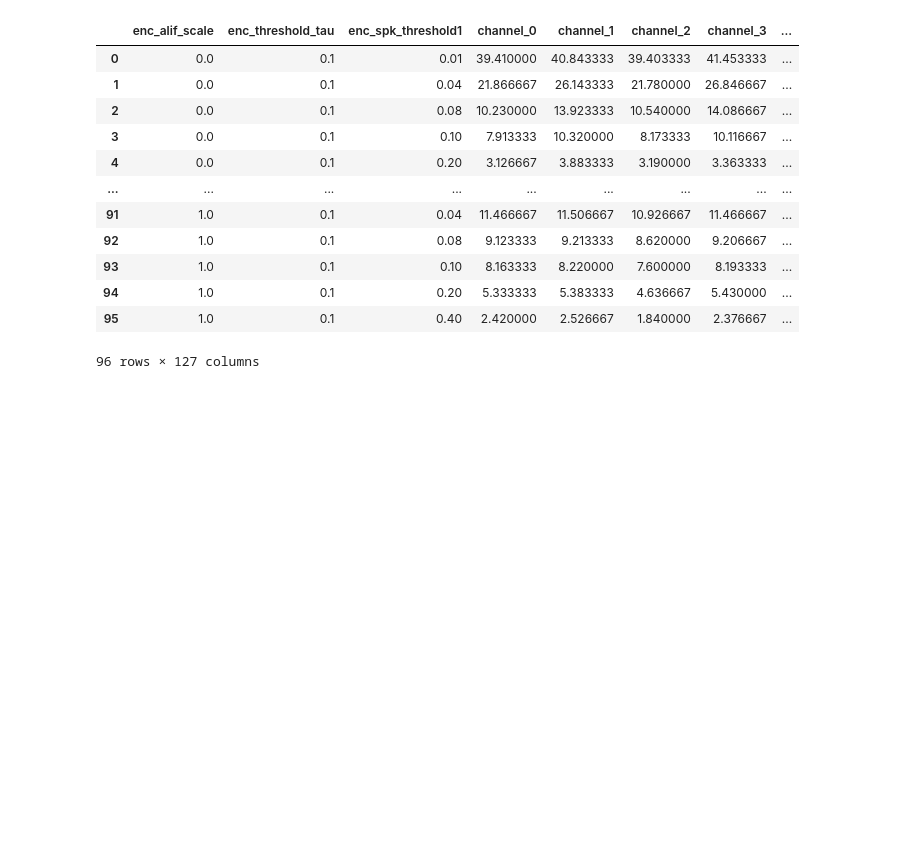
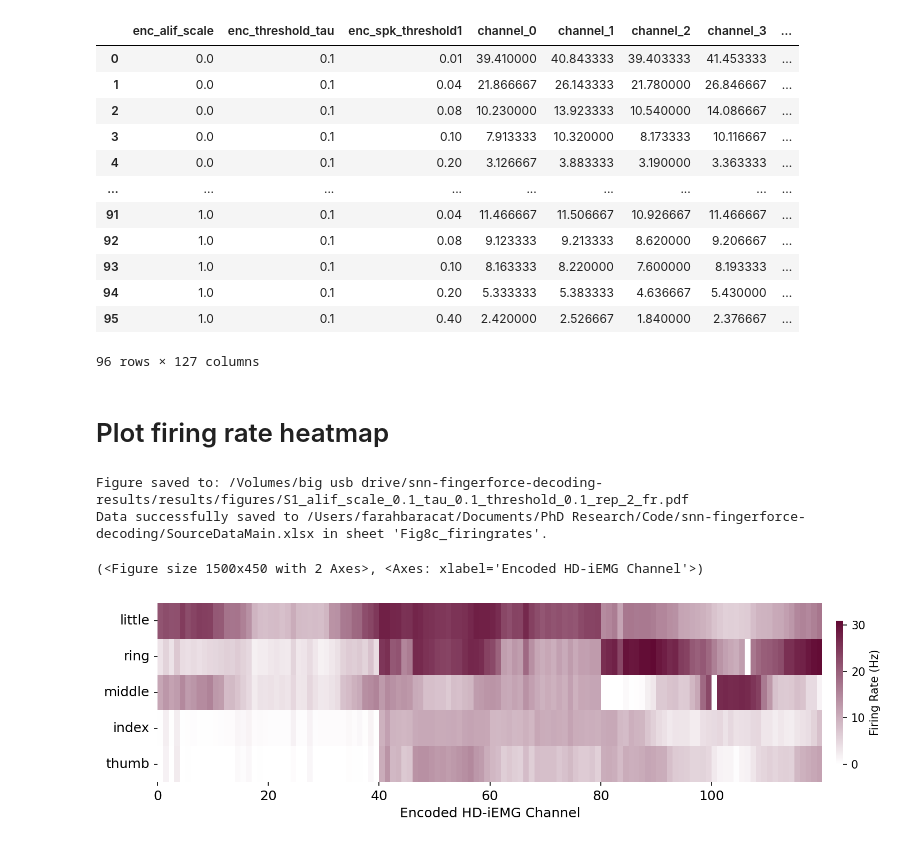
Before and after one commit to FarahBaracat/snn-fingerforce-decoding, a Jupyter notebook: notebooks/analysis/ALIFSensitivity.ipynb, the cells around one changed output. Cells and saved outputs as stored; diff of their text form; code cells hidden in the pictures; blank space fills up the shorter version.

Commit message:
Save encoding firing rate heatmap and data to source file

```diff
--- a/notebooks/analysis/ALIFSensitivity.ipynb
+++ b/notebooks/analysis/ALIFSensitivity.ipynb
@@ -1019,3 +1019,5 @@ firing_rates_df
 | 94 | 1.0 | 0.1 | 0.20 | 5.333333 | 5.383333 | 4.636667 | 5.430000 | ... |
 | 95 | 1.0 | 0.1 | 0.40 | 2.420000 | 2.526667 | 1.840000 | 2.376667 | ... |
 96 rows × 127 columns
+# %% [markdown]
+# Plot firing rate heatmap
@@ -1021,0 +1101,27 @@ firing_rates_df
+# %%
+# plot firing rate heatmap for selected subject, sign_mvc, weight, threhold
+# w=0.1, threshold0.1, rep2, subject S1, flexion
+subject = 'S1'
+sign_mvc_single = 1
+alif_scale = 0.1
+threshold = 0.1
+
+rep_id=2
+
+
+
+plot_firing_rate_heatmap(enc_spikes_dfs,
+                         subject=subject,
+                         sign_mvc_single=sign_mvc_single,
+                          alif_scale=alif_scale,
+                          threshold=threshold, tau=0.1,
+                          rep_id=rep_id,
+                          save_fig=True,
+                          output_figures_dir=output_figures_dir,
+                          source_data_path=os.path.join(project_dir, source_data_main_file),
+                          sheet_name='Fig8c_firingrates')
+# %% [output]
+Figure saved to: /Volumes/big usb drive/snn-fingerforce-decoding-results/results/figures/S1_alif_scale_0.1_tau_0.1_threshold_0.1_rep_2_fr.pdf
+Data successfully saved to /Users/farahbaracat/Documents/PhD Research/Code/snn-fingerforce-decoding/SourceDataMain.xlsx in sheet 'Fig8c_firingrates'.
+(<Figure size 1500x450 with 2 Axes>, <Axes: xlabel='Encoded HD-iEMG Channel'>)
+[figure, added]
```
Also changed, not shown: parts of 1 cell of this notebook.
